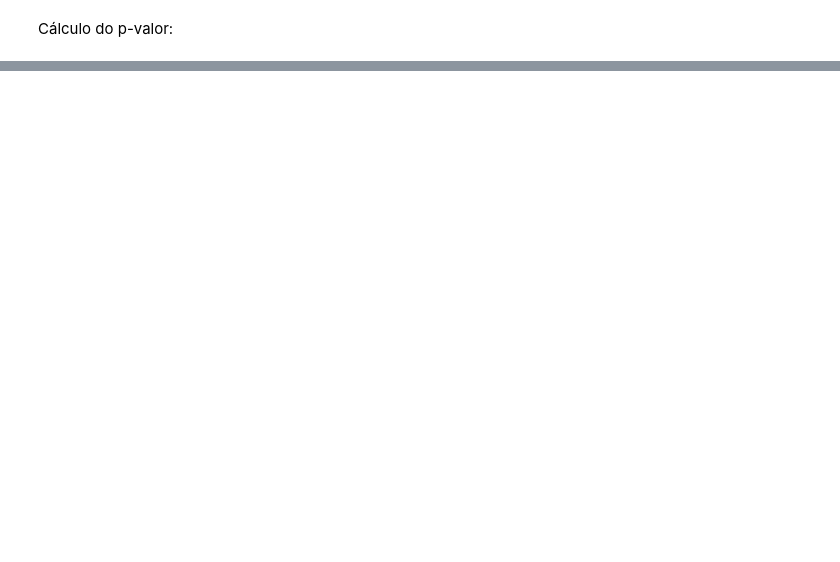
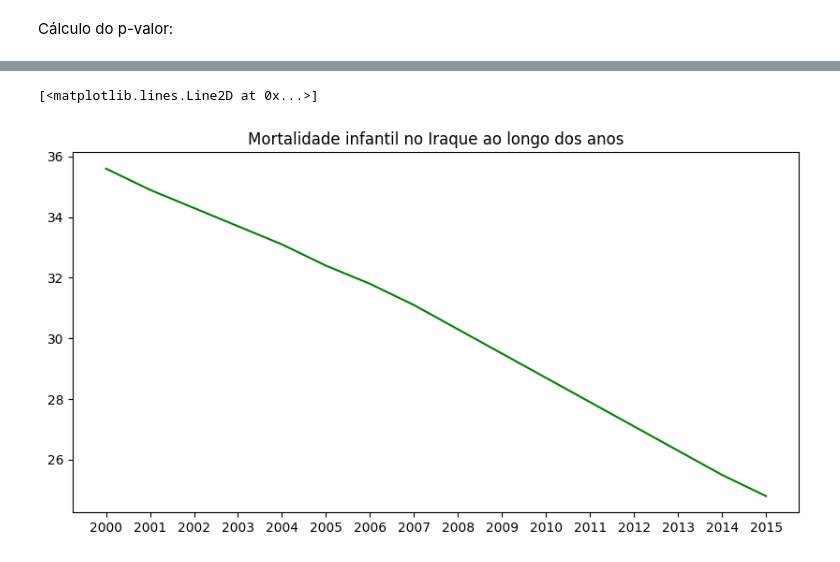
Before and after one commit to carolinabrandao/ICDProjetoFinal, a Jupyter notebook: EDA.ipynb, the cells around one changed output, grey strips where cells are left out. Saved outputs shown, nothing was run; the diff lists cells and outputs as text; code cells hidden in the pictures; blank space fills up the shorter version.

```diff
--- a/EDA.ipynb
+++ b/EDA.ipynb
@@ -291,0 +362,9 @@ Dado que o p-valor é menor que 0.05, podemos rejeitar a hipótese nula e conclu
+# %%
+#gráfico de expectativa de vida ao longo dos anos
+iraq = dataset[dataset['country'] == 'Iraq']
+iraq = iraq.sort_values(by='year')
+iraq[['year', 'life_expectancy']]
+plt.figure(figsize=(10, 5))
+plt.xticks(np.arange(2000, 2016, 1.0))
+plt.title('Expectativa de vida no Iraque ao longo dos anos')
+plt.plot(iraq['year'], iraq['life_expectancy'], color = 'green')
@@ -291,0 +374,9 @@ Dado que o p-valor é menor que 0.05, podemos rejeitar a hipótese nula e conclu
+# %%
+#mortalidade infantil ao longo dos anos
+plt.figure(figsize=(10, 5))
+plt.xticks(np.arange(2000, 2016, 1.0))
+plt.title('Mortalidade infantil no Iraque ao longo dos anos')
+plt.plot(iraq['year'], iraq['infant_deaths'], color = 'green')
+# %% [output]
+[<matplotlib.lines.Line2D at 0x...>]
+[figure, added]
```
Also changed, not shown: parts of 29 cells of this notebook.
